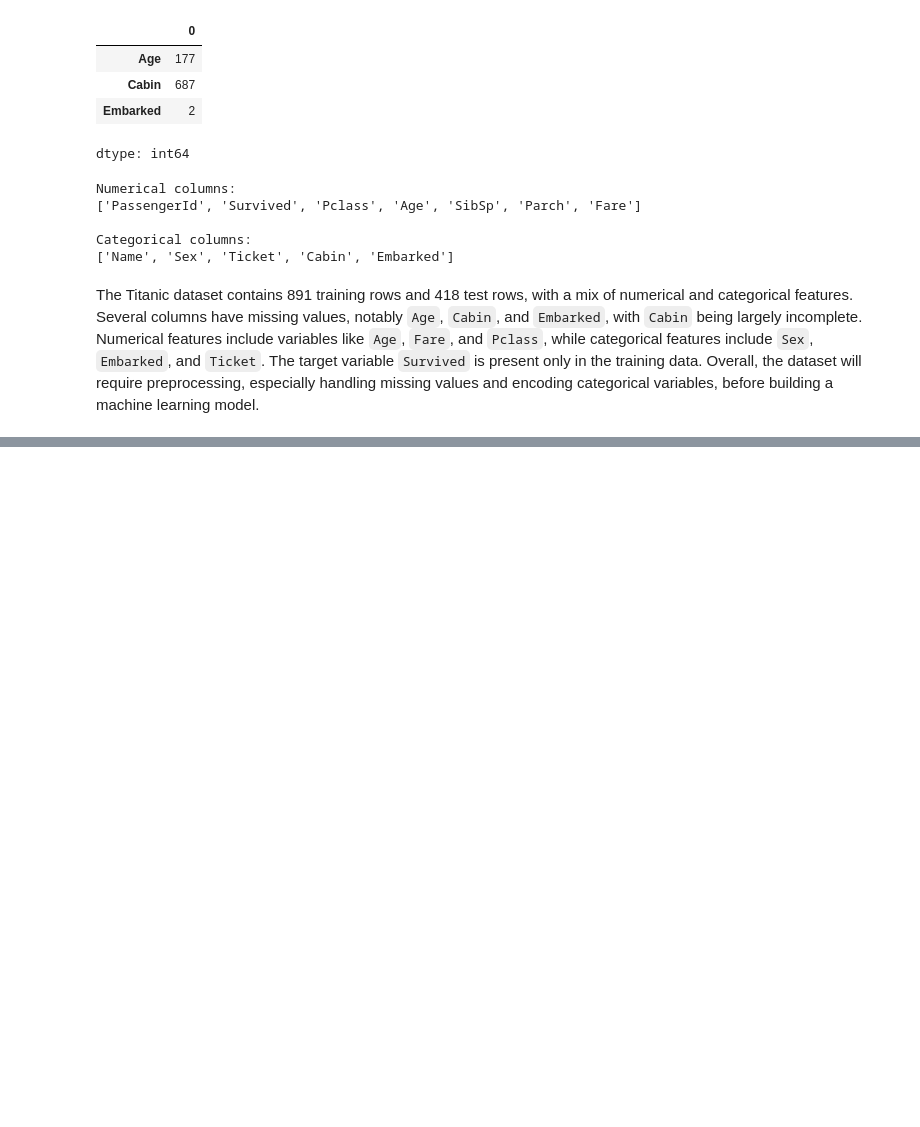
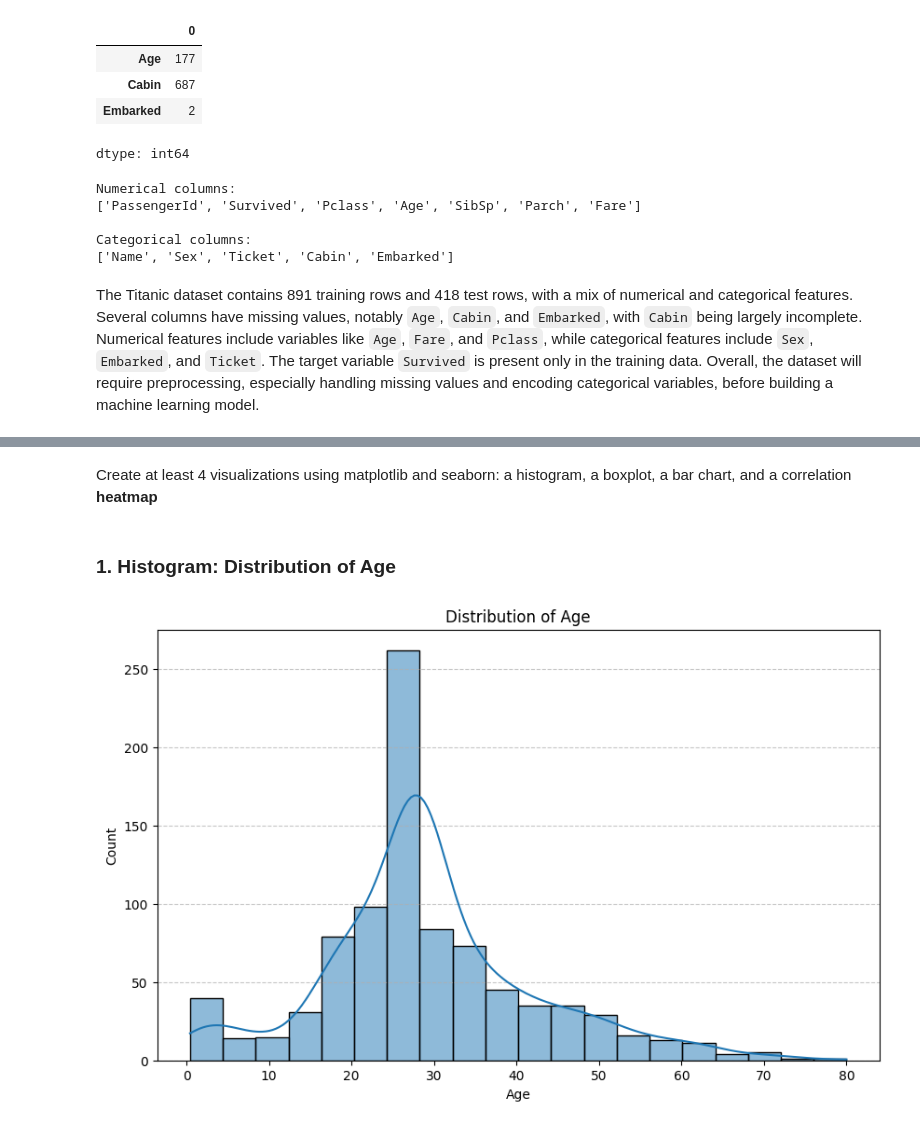
Before and after one commit to Shihab026/Neurofive-ml-track, a Jupyter notebook: Titanic.ipynb, the cells around one changed output, grey strips where cells are left out. Saved outputs shown, nothing was run; the diff lists cells and outputs as text; code cells hidden in the pictures; blank space fills up the shorter version.

```diff
--- a/Titanic.ipynb
+++ b/Titanic.ipynb
@@ -79,0 +149,14 @@ The Titanic dataset contains 891 training rows and 418 test rows, with a mix of
+# %% [markdown]
+Create at least 4 visualizations using matplotlib and seaborn: a histogram, a boxplot, a bar chart, and a correlation **heatmap**
+# %% [markdown]
+### 1. Histogram: Distribution of Age
+# %%
+plt.figure(figsize=(10, 6))
+sns.histplot(df['Age'], bins=20, kde=True)
+plt.title('Distribution of Age')
+plt.xlabel('Age')
+plt.ylabel('Count')
+plt.grid(axis='y', linestyle='--', alpha=0.7)
+plt.show()
+# %% [output]
+[figure, added]
```
Also changed, not shown: parts of 15 cells of this notebook.
